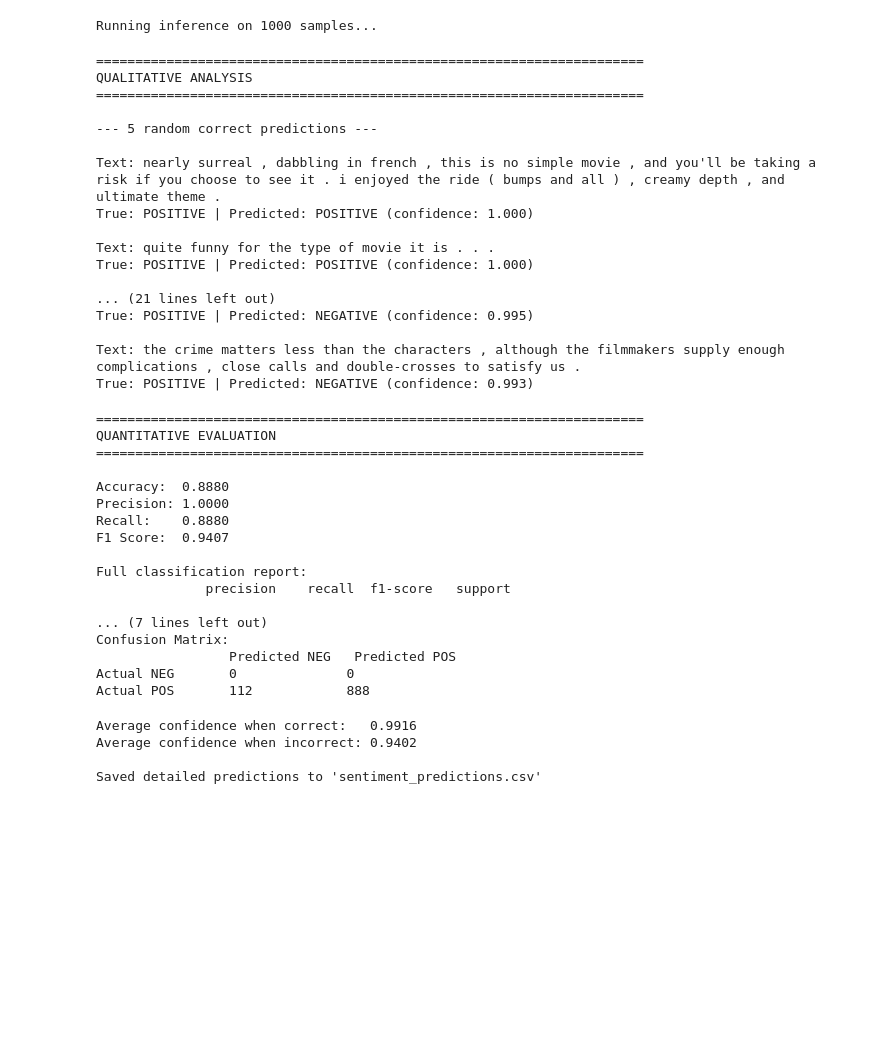
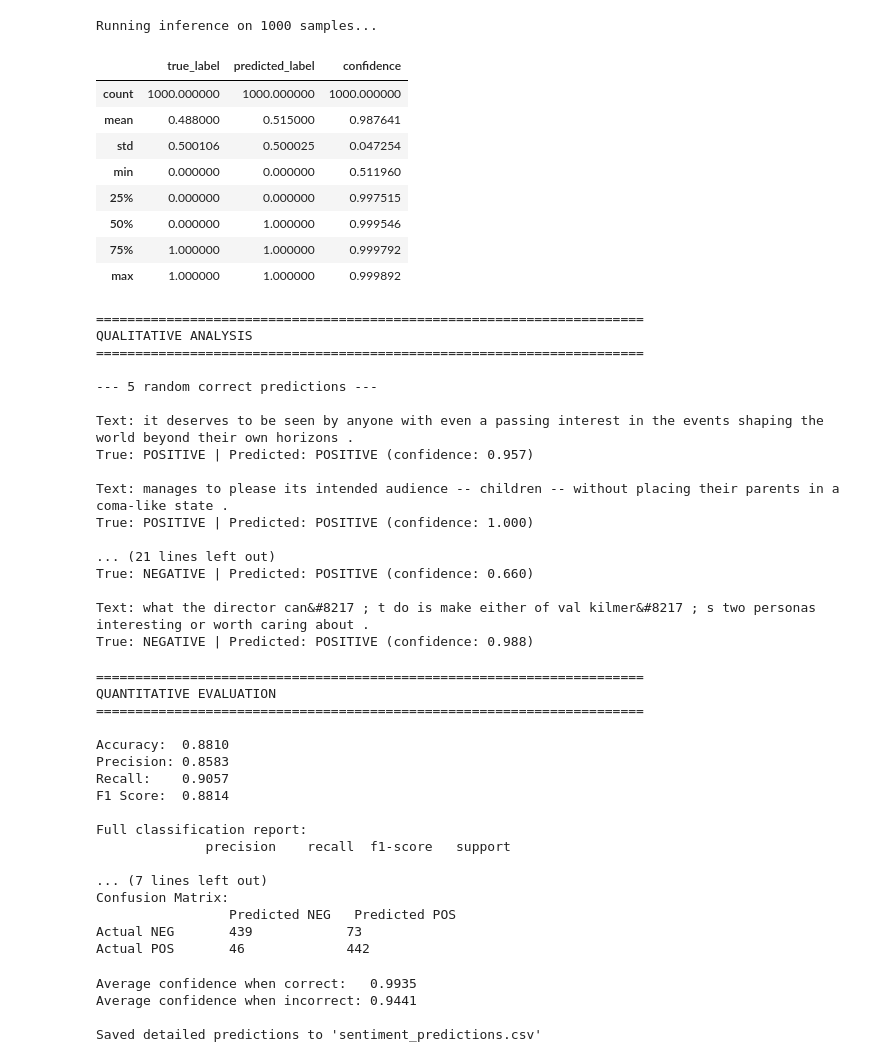
Before and after one commit to liuyunxiao1020-code/5m-data-3.10-nlp-advanced, a Jupyter notebook: assignment.ipynb, the cells around one changed output. Drawn from its saved outputs; the diff is of its cells as text; code cells hidden in the pictures; blank space fills up the shorter version.

```diff
--- a/assignment.ipynb
+++ b/assignment.ipynb
@@ -110,7 +94,7 @@ model.safetensors: downloading bytes:           |  0.00B
 # %%
 # 3. Apply the model to a subset of the data (first 1000 training samples)
 N = 1000
-subset = train_dataset.select(range(N))
+subset = train_dataset.shuffle(seed=42).select(range(N))
 # Force plain python lists -- some `datasets` versions return lazy column objects or non-str elements here, which the pipeline rejects.
 texts = [str(t) for t in subset["text"]]
 true_labels = list(subset["label"])  # 0 = negative, 1 = positive
@@ -135,6 +119,18 @@ results_df = pd.DataFrame(
     }
 )
 results_df["correct"] = results_df["true_label"] == results_df["predicted_label"]
+# %%
+results_df.describe()
+# %% [output]
+|  | true_label | predicted_label | confidence |
+| count | 1000.000000 | 1000.000000 | 1000.000000 |
+| mean | 0.488000 | 0.515000 | 0.987641 |
+| std | 0.500106 | 0.500025 | 0.047254 |
+| min | 0.000000 | 0.000000 | 0.511960 |
+| 25% | 0.000000 | 0.000000 | 0.997515 |
+| 50% | 0.000000 | 1.000000 | 0.999546 |
+| 75% | 1.000000 | 1.000000 | 0.999792 |
+| max | 1.000000 | 1.000000 | 0.999892 |
 # %%
 # 4. Qualitative analysis: inspect a handful of predictions
 print("\n" + "=" * 70)
@@ -177,17 +173,17 @@ QUALITATIVE ANALYSIS
 
 --- 5 random correct predictions ---
 
-Text: nearly surreal , dabbling in french , this is no simple movie , and you'll be taking a risk if you choose to see it . i enjoyed the ride ( bumps and all ) , creamy depth , and ultimate theme .
-True: POSITIVE | Predicted: POSITIVE (confidence: 1.000)
+Text: it deserves to be seen by anyone with even a passing interest in the events shaping the world beyond their own horizons .
+True: POSITIVE | Predicted: POSITIVE (confidence: 0.957)
 
-Text: quite funny for the type of movie it is . . .
+Text: manages to please its intended audience -- children -- without placing their parents in a coma-like state .
 True: POSITIVE | Predicted: POSITIVE (confidence: 1.000)
 
 ... (21 lines left out)
-True: POSITIVE | Predicted: NEGATIVE (confidence: 0.995)
+True: NEGATIVE | Predicted: POSITIVE (confidence: 0.660)
 
-Text: the crime matters less than the characters , although the filmmakers supply enough complications , close calls and double-crosses to satisfy us .
-True: POSITIVE | Predicted: NEGATIVE (confidence: 0.993)
+Text: what the director can&#8217 ; t do is make either of val kilmer&#8217 ; s two personas interesting or worth caring about .
+True: NEGATIVE | Predicted: POSITIVE (confidence: 0.988)
 # %%
 # 5. Quantitative evaluation
 print("\n" + "=" * 70)
@@ -221,10 +217,10 @@ print(f"Actual POS       {cm[1][0]:<15}{cm[1][1]}")
 QUANTITATIVE EVALUATION
 ======================================================================
 
-Accuracy:  0.8880
-Precision: 1.0000
-Recall:    0.8880
-F1 Score:  0.9407
+Accuracy:  0.8810
+Precision: 0.8583
+Recall:    0.9057
+F1 Score:  0.8814
 
 Full classification report:
               precision    recall  f1-score   support
@@ -232,8 +228,8 @@ Full classification report:
 ... (7 lines left out)
 Confusion Matrix:
                  Predicted NEG   Predicted POS
-Actual NEG       0              0
-Actual POS       112            888
+Actual NEG       439            73
+Actual POS       46             442
 # %%
 # Confidence analysis: is the model more/less confident when it's wrong?
 print("\nAverage confidence when correct:  ", round(results_df.loc[results_df.correct, "confidence"].mean(), 4))
@@ -244,7 +240,7 @@ if (~results_df.correct).any():
 results_df.to_csv("sentiment_predictions.csv", index=False)
 print("\nSaved detailed predictions to 'sentiment_predictions.csv'")
 # %% [output]
-Average confidence when correct:   0.9916
-Average confidence when incorrect: 0.9402
+Average confidence when correct:   0.9935
+Average confidence when incorrect: 0.9441
 
 Saved detailed predictions to 'sentiment_predictions.csv'
```
Also changed, not shown: parts of 2 cells of this notebook.
